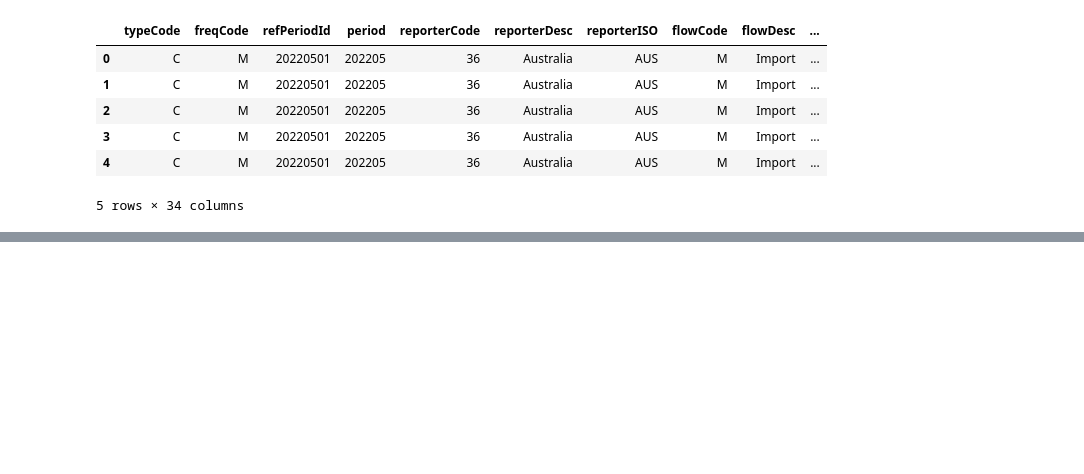
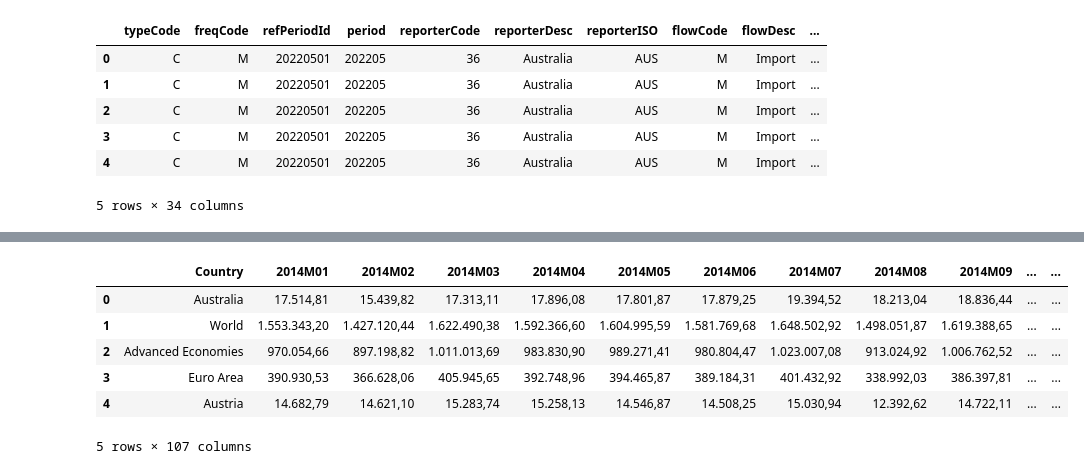
Before and after one commit to natangarcia-gnoss/GNOSS-Modulo-2-Data, a Jupyter notebook: Análisis_de_datos_Modulo_2_GNOSS.ipynb, the cells around one changed output, grey strips where cells are left out. Drawn from its saved outputs; the diff is of its cells as text; code cells hidden in the pictures; blank space fills up the shorter version.

```diff
--- a/Análisis_de_datos_Modulo_2_GNOSS.ipynb
+++ b/Análisis_de_datos_Modulo_2_GNOSS.ipynb
@@ -508,0 +160,3 @@ print(mydf.head(5))
+# %%
+wbod = pd.read_csv('wbod_gdp.csv')  #Datos GDP por paises (World Bank Open Data)
+imf  = pd.read_csv('imf_exports.csv', on_bad_lines='skip' , delimiter=";"); #Datos de exportaciones por meses y paises (Fondo monetario internacional)
@@ -508,0 +172,10 @@ print(mydf.head(5))
+# %%
+imf.head()
+# %% [output]
+|  | Country | 2014M01 | 2014M02 | 2014M03 | 2014M04 | 2014M05 | 2014M06 | 2014M07 | 2014M08 | 2014M09 | ... | ... |
+| 0 | Australia | 17.514,81 | 15.439,82 | 17.313,11 | 17.896,08 | 17.801,87 | 17.879,25 | 19.394,52 | 18.213,04 | 18.836,44 | ... | ... |
+| 1 | World | 1.553.343,20 | 1.427.120,44 | 1.622.490,38 | 1.592.366,60 | 1.604.995,59 | 1.581.769,68 | 1.648.502,92 | 1.498.051,87 | 1.619.388,65 | ... | ... |
+| 2 | Advanced Economies | 970.054,66 | 897.198,82 | 1.011.013,69 | 983.830,90 | 989.271,41 | 980.804,47 | 1.023.007,08 | 913.024,92 | 1.006.762,52 | ... | ... |
+| 3 | Euro Area | 390.930,53 | 366.628,06 | 405.945,65 | 392.748,96 | 394.465,87 | 389.184,31 | 401.432,92 | 338.992,03 | 386.397,81 | ... | ... |
+| 4 | Austria | 14.682,79 | 14.621,10 | 15.283,74 | 15.258,13 | 14.546,87 | 14.508,25 | 15.030,94 | 12.392,62 | 14.722,11 | ... | ... |
+5 rows × 107 columns
```
Also changed, not shown: parts of 56 cells of this notebook.
